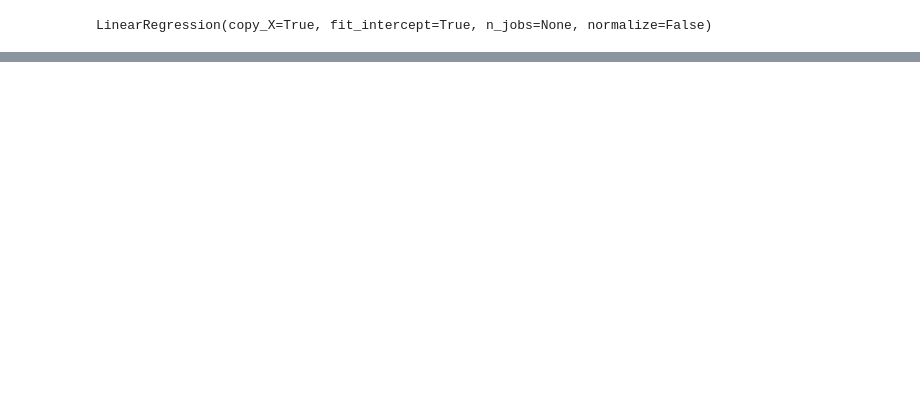
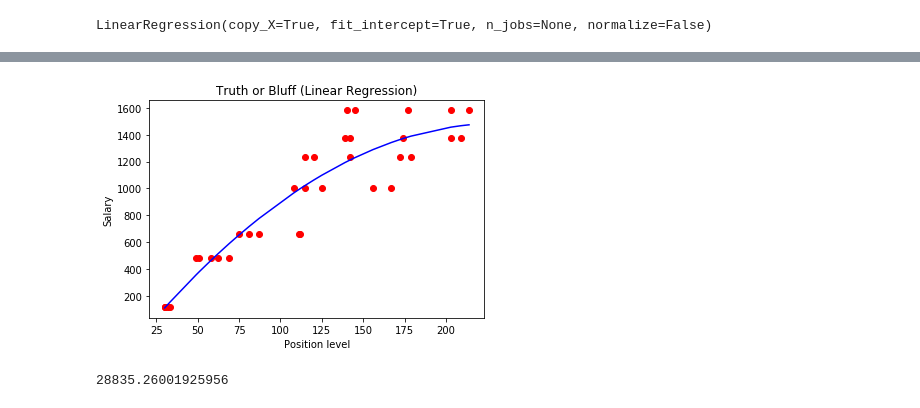
Before and after one commit to manishanker/Statistics_ML_26Aug, a Jupyter notebook: doubts/Linear_regression_Orange_dataset.ipynb, the cells around one changed output, grey strips where cells are left out. Cells and saved outputs as stored; diff of their text form; code cells hidden in the pictures; blank space fills up the shorter version.

Commit message:
Add polynomial regression to orange dataset regression problem

```diff
--- a/doubts/Linear_regression_Orange_dataset.ipynb
+++ b/doubts/Linear_regression_Orange_dataset.ipynb
@@ -52,8 +57,8 @@ from sklearn.linear_model import LinearRegression
 import numpy as np
 model = LinearRegression()
 # %%
-X = df["age"].values.reshape(-1,1)
-y = df["circumference"]
+X = df["circumference"].values.reshape(-1,1)
+y = df["age"]
 # %%
 model.fit(X, y)
 # %% [output]
@@ -85,0 +111,25 @@ mean_squared_error(y_pred, y_true)
+# %%
+# Fitting Polynomial Regression to the dataset
+from sklearn.preprocessing import PolynomialFeatures
+poly_reg = PolynomialFeatures(degree=2)
+X_poly = poly_reg.fit_transform(X)
+pol_reg = LinearRegression()
+pol_reg.fit(X_poly, y)
+
+# Visualizing the Polymonial Regression results
+def viz_polymonial():
+    plt.scatter(X, y, color='red')
+    plt.plot(X, pol_reg.predict(poly_reg.fit_transform(X)), color='blue')
+    plt.title('Truth or Bluff (Linear Regression)')
+    plt.xlabel('Position level')
+    plt.ylabel('Salary')
+    plt.show()
+    return
+viz_polymonial()
+# %% [output]
+[figure, added]
+# %%
+#from sklearn.metrics import mean_squared_error
+mean_squared_error(y_true, pol_reg.predict(poly_reg.fit_transform(X)))
+# %% [output]
+28835.26001925956
```
Also changed, not shown: parts of 11 cells of this notebook.
